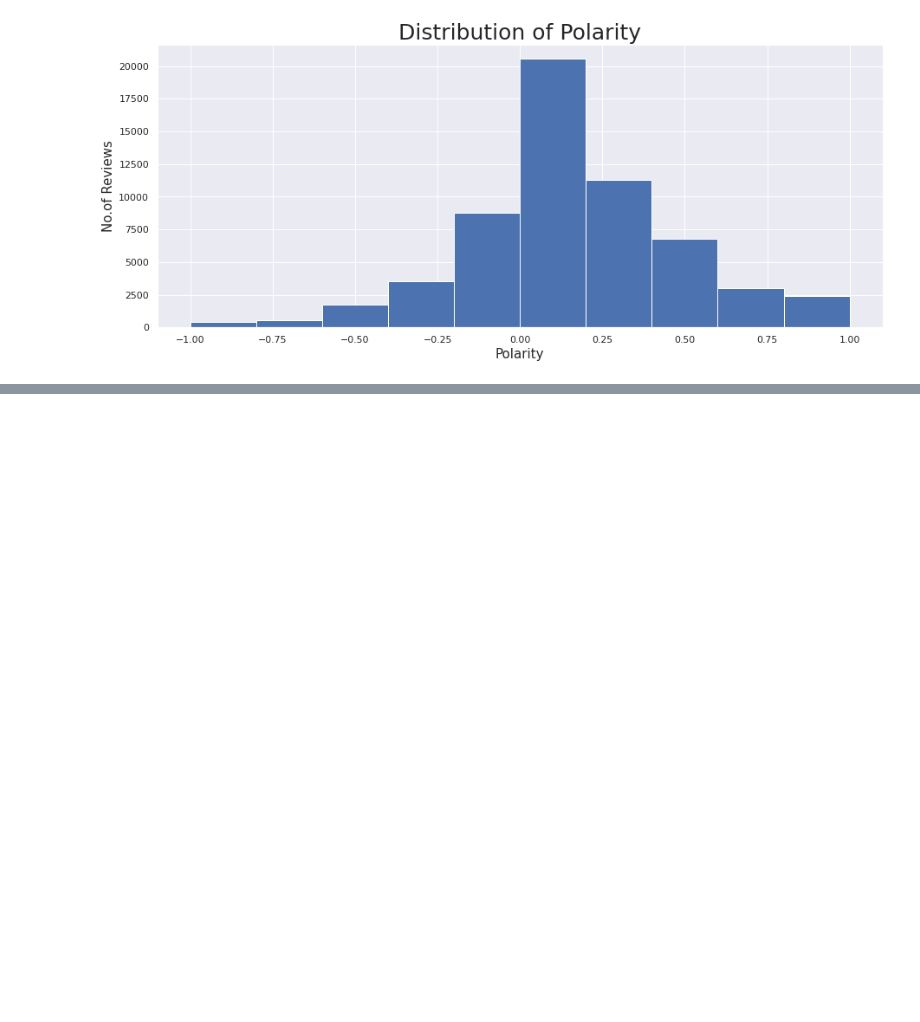
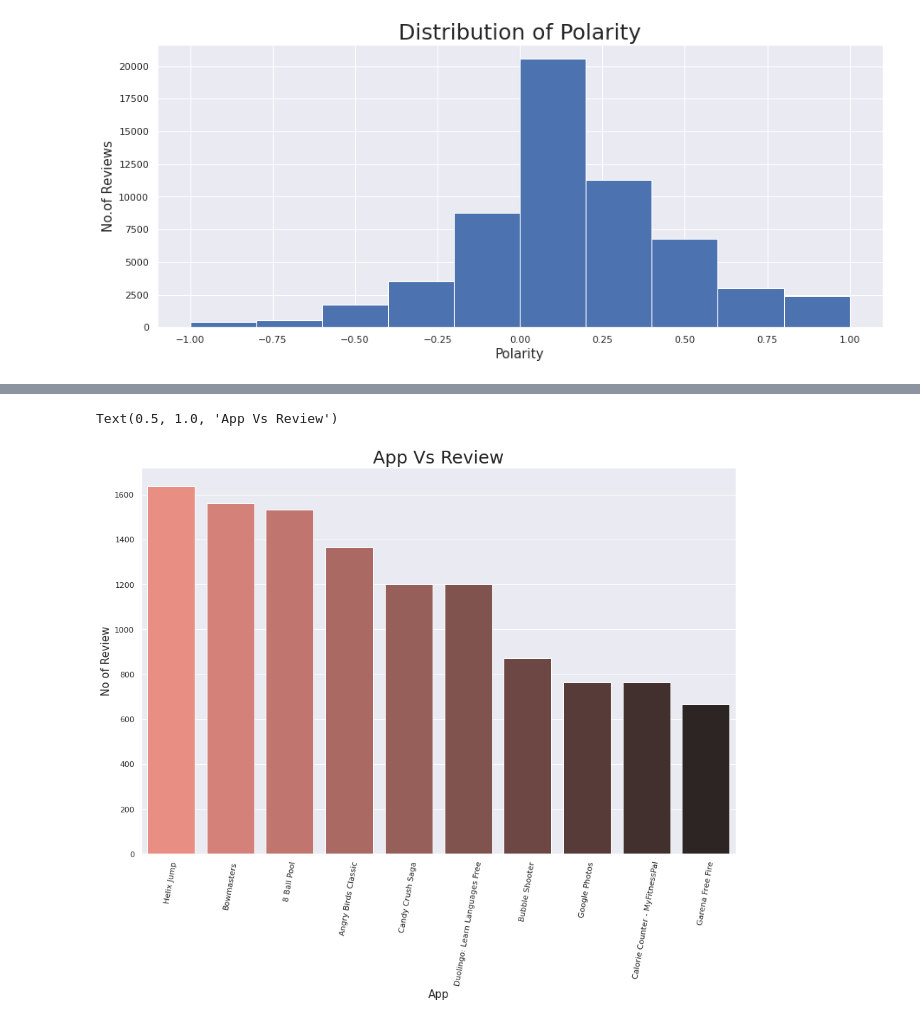
Before and after one commit to victorious07/Play-Store-App-Review-Analysis, a Jupyter notebook: Play_Store_App_Review_Analysis_Capstone_Project.ipynb, the cells around one changed output, grey strips where cells are left out. Saved outputs shown, nothing was run; the diff lists cells and outputs as text; code cells hidden in the pictures; blank space fills up the shorter version.

```diff
--- a/Play_Store_App_Review_Analysis_Capstone_Project.ipynb
+++ b/Play_Store_App_Review_Analysis_Capstone_Project.ipynb
@@ -1089,0 +1144,5 @@ Text(0.5, 1.0, 'Distribution of Polarity')
+# %%
+#top ten app with highest number of reviews
+highest_app_reviews = app_review_df.groupby('App')['Translated_Review'].count().sort_values(ascending=False).reset_index().head(10)
+# %%
+highest_app_reviews.rename(columns={'Translated_Review':'No_of_Review'}, inplace=True)
@@ -1089,0 +1163,12 @@ Text(0.5, 1.0, 'Distribution of Polarity')
+# %%
+# visualization
+plt.figure(figsize=(15,10))
+sns.set_style('darkgrid')
+sns.barplot(x=highest_app_reviews['App'], y=highest_app_reviews['No_of_Review'], palette= "dark:salmon_r")
+plt.xticks(rotation=80)
+plt.xlabel("App",fontsize=15)
+plt.ylabel("No of Review", fontsize=15)
+plt.title("App Vs Review", fontsize=25)
+# %% [output]
+Text(0.5, 1.0, 'App Vs Review')
+[figure, added]
```
Also changed, not shown: parts of 8 cells of this notebook.
